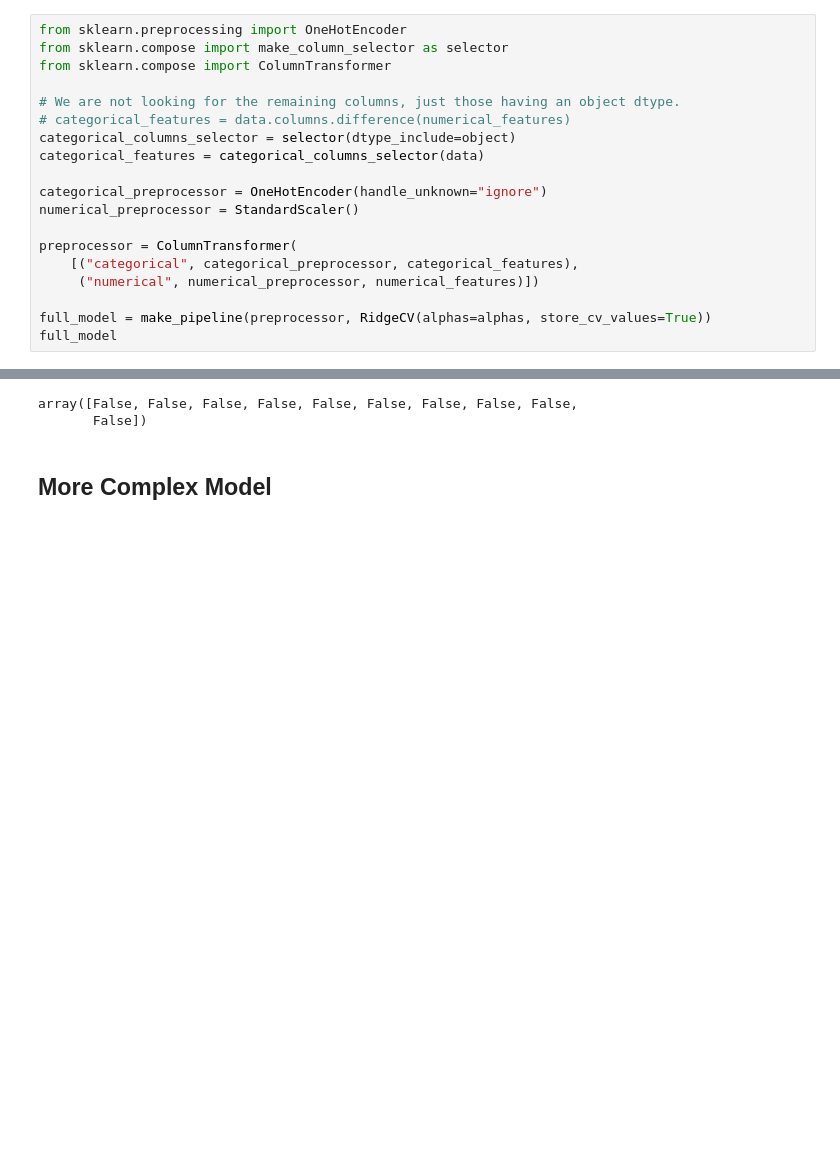
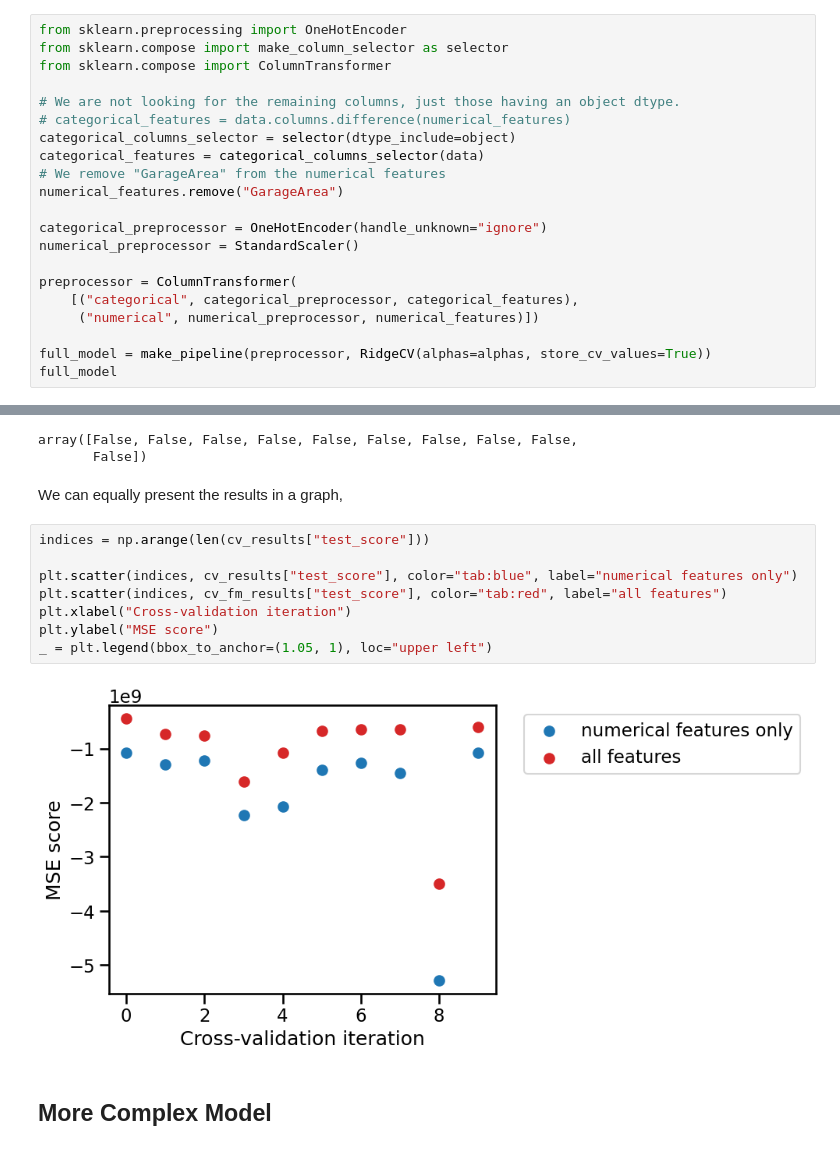
Before and after one commit to royaad/INRIA-ML-scikit-learn, a Jupyter notebook: Module 4/441_linear_models_questions.ipynb, the cells around one changed output, grey strips where cells are left out. Saved outputs shown, nothing was run; the diff lists cells and outputs as text; blank space fills up the shorter version.

```diff
--- a/Module 4/441_linear_models_questions.ipynb
+++ b/Module 4/441_linear_models_questions.ipynb
@@ -304,6 +354,8 @@ from sklearn.compose import ColumnTransformer
 # categorical_features = data.columns.difference(numerical_features)
 categorical_columns_selector = selector(dtype_include=object)
 categorical_features = categorical_columns_selector(data)
+# We remove "GarageArea" from the numerical features
+numerical_features.remove("GarageArea")
 
 categorical_preprocessor = OneHotEncoder(handle_unknown="ignore")
 numerical_preprocessor = StandardScaler()
@@ -352,6 +404,18 @@ cv_results["test_score"] > cv_fm_results["test_score"]
 # %% [output]
 array([False, False, False, False, False, False, False, False, False,
        False])
+# %% [markdown]
+We can equally present the results in a graph,
+# %%
+indices = np.arange(len(cv_results["test_score"]))
+
+plt.scatter(indices, cv_results["test_score"], color="tab:blue", label="numerical features only")
+plt.scatter(indices, cv_fm_results["test_score"], color="tab:red", label="all features")
+plt.xlabel("Cross-validation iteration")
+plt.ylabel("MSE score")
+_ = plt.legend(bbox_to_anchor=(1.05, 1), loc="upper left")
+# %% [output]
+[figure, added]
 # %% [markdown]
 ## More Complex Model
 # %%
```
Also changed, not shown: parts of 24 cells of this notebook, 1 other file.
